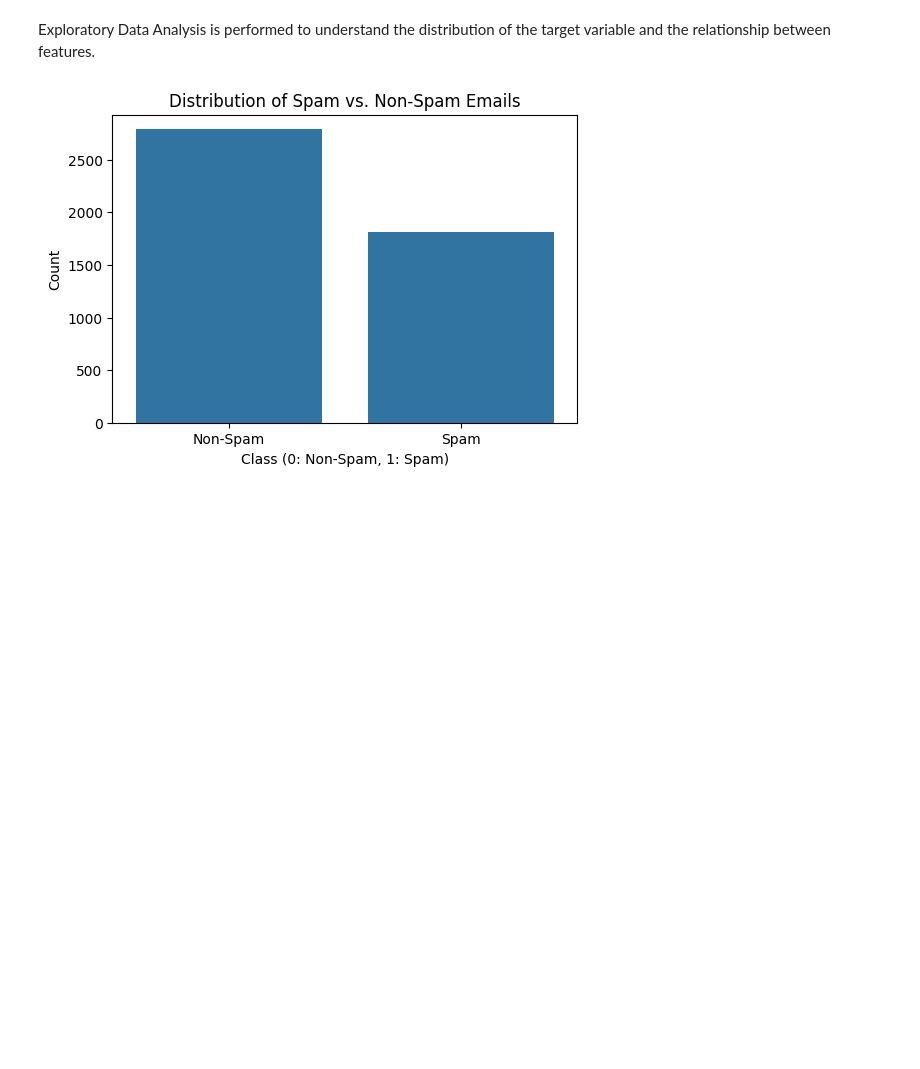
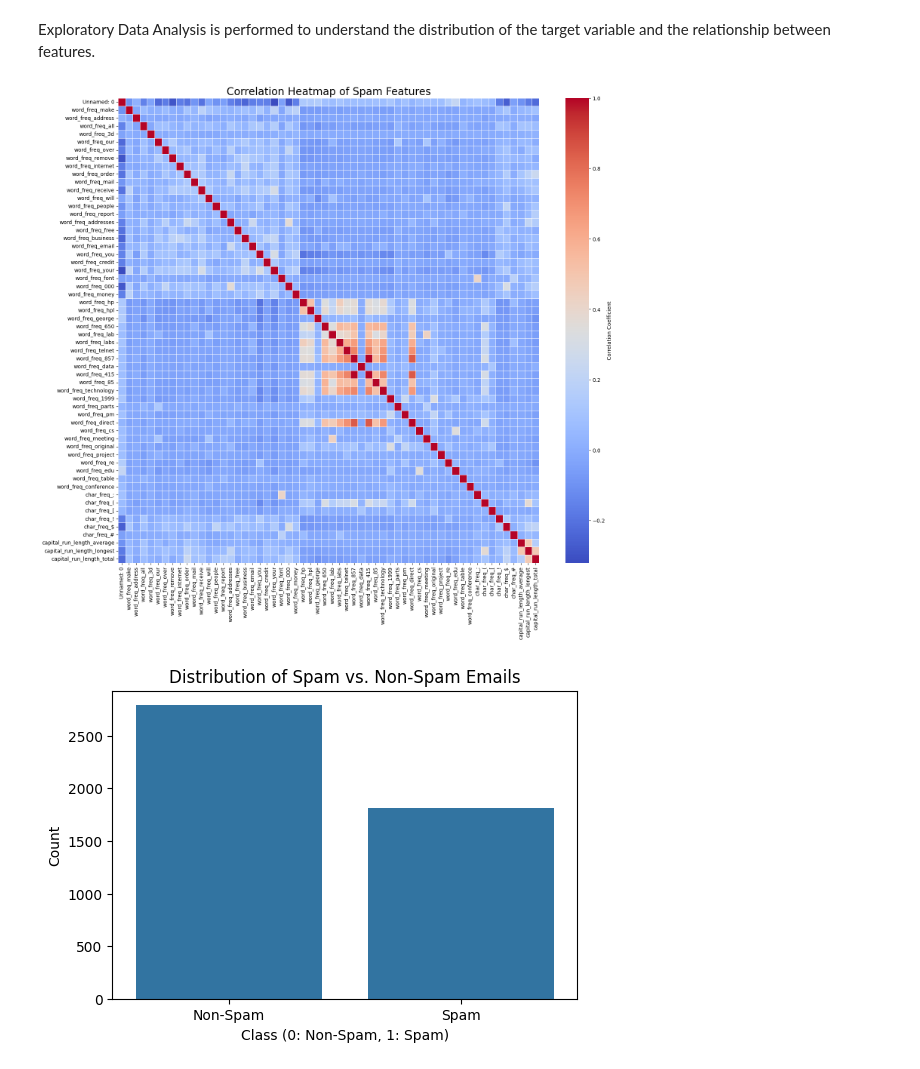
Before and after one commit to olgascode1/Data_Exploration_CA2, a Jupyter notebook: L7 Data Exploration CA2v4.ipynb, the cells around one changed output. Drawn from its saved outputs; the diff is of its cells as text; code cells hidden in the pictures; blank space fills up the shorter version.

```diff
--- a/L7 Data Exploration CA2v4.ipynb
+++ b/L7 Data Exploration CA2v4.ipynb
@@ -152,6 +152,22 @@ Exploratory Data Analysis is performed to understand the distribution of the tar
 # %%
 X = clean_data.drop('is_spam', axis=1)
 y = clean_data['is_spam'].astype(int)
+# %%
+plt.figure(figsize=(18, 16))
+correlation_matrix = X.corr()
+
+sns.heatmap(
+    correlation_matrix,
+    annot=False,
+    cmap='coolwarm',
+    fmt=".2f",
+    linewidths=.5,
+    cbar_kws={'label': 'Correlation Coefficient'}
+)
+plt.title('Correlation Heatmap of Spam Features', fontsize=20)
+plt.show()
+# %% [output]
+[figure, added]
 # %%
 scaler = StandardScaler()
 X_scaled = scaler.fit_transform(X)
```
Also changed, not shown: parts of 1 cell of this notebook.
